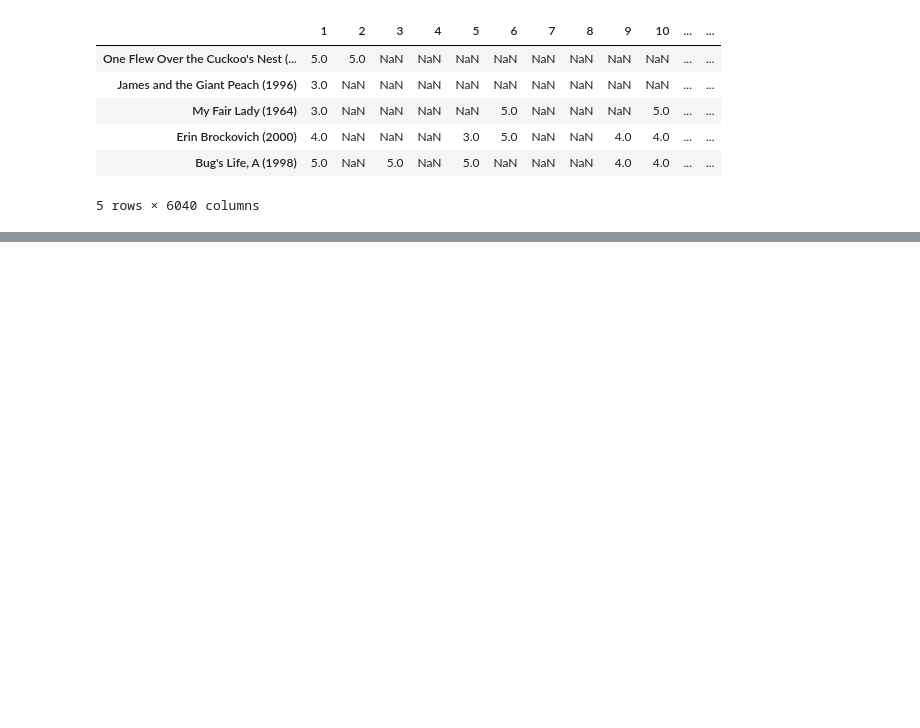
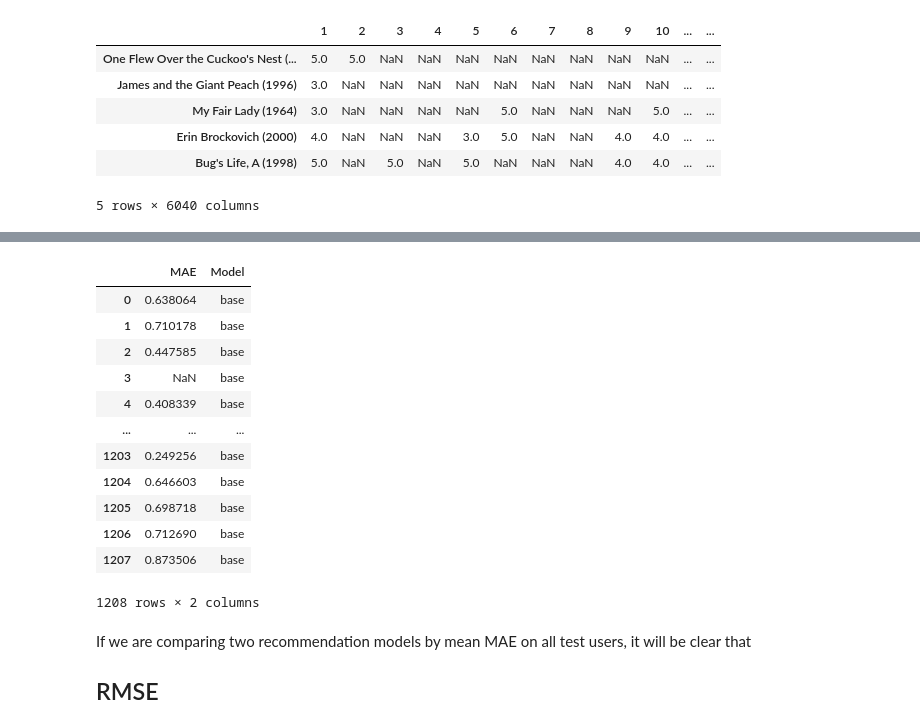
Before and after one commit to vvseva/recomend_hse, a Jupyter notebook: week4-hw/HomeWork1.ipynb, the cells around one changed output, grey strips where cells are left out. Cells and saved outputs as stored; diff of their text form; code cells hidden in the pictures; blank space fills up the shorter version.

```diff
--- a/week4-hw/HomeWork1.ipynb
+++ b/week4-hw/HomeWork1.ipynb
@@ -196,0 +424,13 @@ pd.DataFrame.from_dict(critics_train_2).head()
+# %%
+def my_score(real, predicted, score = "MAE"):
+    results = {}
+    if score == "MAE":
+        for movie in predicted:
+            results[movie] = abs(real[movie] - predicted[movie])
+        result_score = np.average(list(results.values()))
+    elif score == "RMSE":
+        for movie in predicted:
+            results[movie] = (real[movie] - predicted[movie])**2
+        result_score = sqrt(np.average(list(results.values())))
+
+    return result_score
@@ -196,0 +478,46 @@ pd.DataFrame.from_dict(critics_train_2).head()
+# %%
+%%time
+errors_weighted_MAE  = []
+errors_weighted_RMSE  = []
+for user in critics_test:
+    user_predicted = getRecommendations_weighted(critics_train, critics_test,
+                                        person=user,
+                                        mode = "exact")
+    errors_weighted_MAE.append(my_score(critics_test[user], user_predicted, score="MAE"))
+    errors_weighted_RMSE.append(my_score(critics_test[user], user_predicted, score="RMSE"))
+errors_clear_MAE = [x for x in errors_weighted_MAE if str(x) != 'nan']
+errors_clear_RMSE = [x for x in errors_weighted_RMSE if str(x) != 'nan']
+print("mean error for z-score model:")
+print(np.mean(errors_clear_MAE))
+print("RMSE for z-score model:")
+print(np.mean(errors_clear_RMSE))
+# %%
+df_errors = pd.DataFrame(
+    {'metric': [errors_base_MAE,
+                errors_base_RMSE,
+                errors_weighted_MAE,
+                errors_weighted_RMSE],
+     'value': [np.repeat("MAE", len(errors_base_MAE), axis=0),
+               np.repeat("MAE", len(errors_base_RMSE), axis=0),
+               np.repeat("MAE", len(errors_weighted_MAE), axis=0),
+               np.repeat("MAE", len(errors_weighted_RMSE), axis=0)],
+     'Model': [np.repeat("base", len(errors_base_MAE), axis=0),
+               np.repeat("base", len(errors_base_MAE), axis=0),
+               np.repeat("weighted", len(errors_weighted_MAE), axis=0),
+               np.repeat("weighted", len(errors_weighted_RMSE), axis=0)]}
+)
+df_errors.head()
+# %% [output]
+|  | MAE | Model |
+| 0 | 0.638064 | base |
+| 1 | 0.710178 | base |
+| 2 | 0.447585 | base |
+| 3 | NaN | base |
+| 4 | 0.408339 | base |
+| ... | ... | ... |
+| 1203 | 0.249256 | base |
+| 1204 | 0.646603 | base |
+| 1205 | 0.698718 | base |
+| 1206 | 0.712690 | base |
+| 1207 | 0.873506 | base |
+1208 rows × 2 columns
@@ -196,0 +528,3 @@ pd.DataFrame.from_dict(critics_train_2).head()
+# %% [markdown]
+If we are comparing two recommendation models by mean MAE on all test users, it will be clear that
+## RMSE
```
Also changed, not shown: parts of 17 cells of this notebook, 1 other file.
